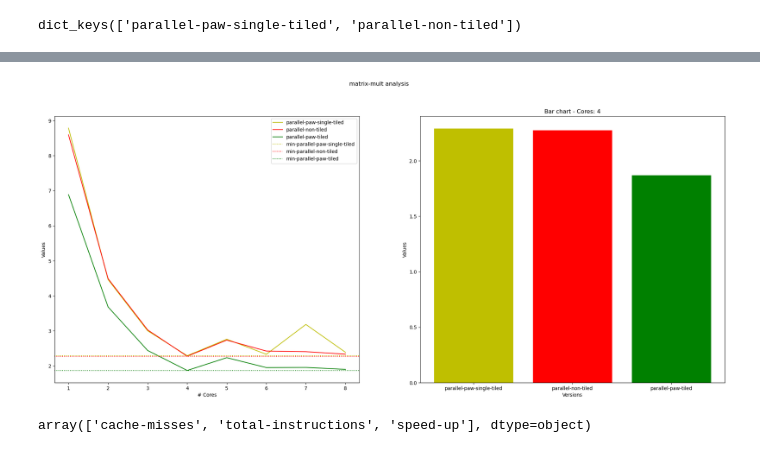
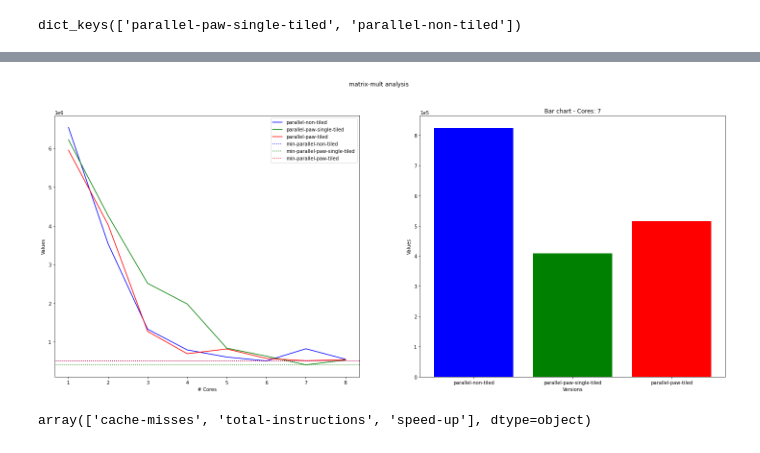
Before and after one commit to mgltorsa/Cetus-Paw-Tiling-Experiments, a Jupyter notebook: tiling/Tiling experiments and measurements.ipynb, the cells around one changed output, grey strips where cells are left out. Cells and saved outputs as stored; diff of their text form; code cells hidden in the pictures.

```diff
--- a/tiling/Tiling experiments and measurements.ipynb
+++ b/tiling/Tiling experiments and measurements.ipynb
@@ -56,0 +86,6 @@ df
+# %%
+def group_mean(dataframe):
+    ss = group_by(dataframe, ['algorithm', "version", "cores", "experiment"])
+    return ss.mean()
+
+group_mean(pp)
@@ -100,7 +140,8 @@ experiment.keys()
 dict_keys(['parallel-paw-single-tiled', 'parallel-non-tiled'])
 # %%
 def get_plottable_experiment(experiment: dict)->dict:
-    colors = ['b','g','r','y']
+    colors = ['b','g','r','c','m','y','k']
+    colors.reverse()
     dictionary = {}
     for version in experiment:
         x=experiment[version]['x']
@@ -111,5 +152,5 @@ def get_plottable_experiment(experiment: dict)->dict:
 matrix_mult_speed_df = filter_by_experiment('matrix-mult','speed-up')
 experiment = get_experimental_values(matrix_mult_speed_df)
 plottable_experiment = get_plottable_experiment(experiment)
-plottable_experiment['parallel-non-tiled']
+plottable_experiment['parallel-non-tiled']['x'].head()
 # %% [output]
@@ -135,5 +201,5 @@ plottable_experiment['parallel-non-tiled']
 # %%
-def plot_lines(dataframe: pd.DataFrame, versions=[], canva=None, title=""):
+def plot_lines(dataframe: pd.DataFrame, versions=[], canva=None, title="", tick_format_style=default_tick_format_style):
 
     if(canva==None):
         fig=plt.figure(figsize=(20, 10))
@@ -155,6 +221,8 @@ def plot_lines(dataframe: pd.DataFrame, versions=[], canva=None, title=""):
 
     y_min=0
     y_max=10
+
+    plt.ticklabel_format(style=tick_format_style, axis='y', scilimits=(0,0))
 
 
     # lines
@@ -192,7 +260,11 @@ def plot_lines(dataframe: pd.DataFrame, versions=[], canva=None, title=""):
 #     plt.xlim(x_lim)
 #     plt.ylim(y_lim)
 # %%
-def plot_bars(dataframe: pd.DataFrame, versions=[], canva=None):
+def plot_bars(dataframe: pd.DataFrame, versions=[], canva=None, tick_format_style=default_tick_format_style):
+
+    if(canva==None):
+        fig=plt.figure(figsize=(20, 10))
+        canva = fig.add_subplot()
 
     # bars
     aux_experiment = get_experimental_values(dataframe,versions)
@@ -225,32 +297,35 @@ def plot_bars(dataframe: pd.DataFrame, versions=[], canva=None):
         colors.append(color)
 
 
+    plt.ticklabel_format(style=tick_format_style, axis='y', scilimits=(0,0))
+
     canva.title.set_text('Bar chart - Cores: '+str(cores_with_min_execution_time))
 
+
     plt.bar(names, values, color=colors)
+
     plt.ylabel('Values')
     plt.xlabel('Versions')
-
-    plt.show()
 # %%
-def plot_experiments(experiment_label, dataframe: pd.DataFrame, versions=[]):
+def plot_experiments(experiment_label, dataframe: pd.DataFrame, versions=[], tick_format_style=default_tick_format_style):
 
     fig=plt.figure(figsize=(25, 10))
+
 
     plt.suptitle(experiment_label+' analysis')
 
     canva = fig.add_subplot(121)
-    plot_lines(dataframe, versions, canva)
+    plot_lines(dataframe, versions, canva, tick_format_style=tick_format_style)
 
     canva2 = fig.add_subplot(122)
-    plot_bars(dataframe, versions, canva2)
+    plot_bars(dataframe, versions, canva2, tick_format_style=tick_format_style)
 
+    plt.show()
 
-
-matrix_mult_speed_df = filter_by_experiment('matrix-mult','speed-up')
-plot_experiments('matrix-mult', matrix_mult_speed_df)
+matrix_mult_speed_df = filter_by_experiment('matrix-mult','cache-misses')
+plot_experiments('matrix-mult', group_mean(matrix_mult_speed_df))
 # %% [output]
-[figure, old version]
+[figure, new version]
 # %%
 def plot_bars_group(dataframe: pd.DataFrame, experiments=[]):
     if(len(experiments) == 0):
```
Also changed, not shown: parts of 53 cells of this notebook, 4 other files.
